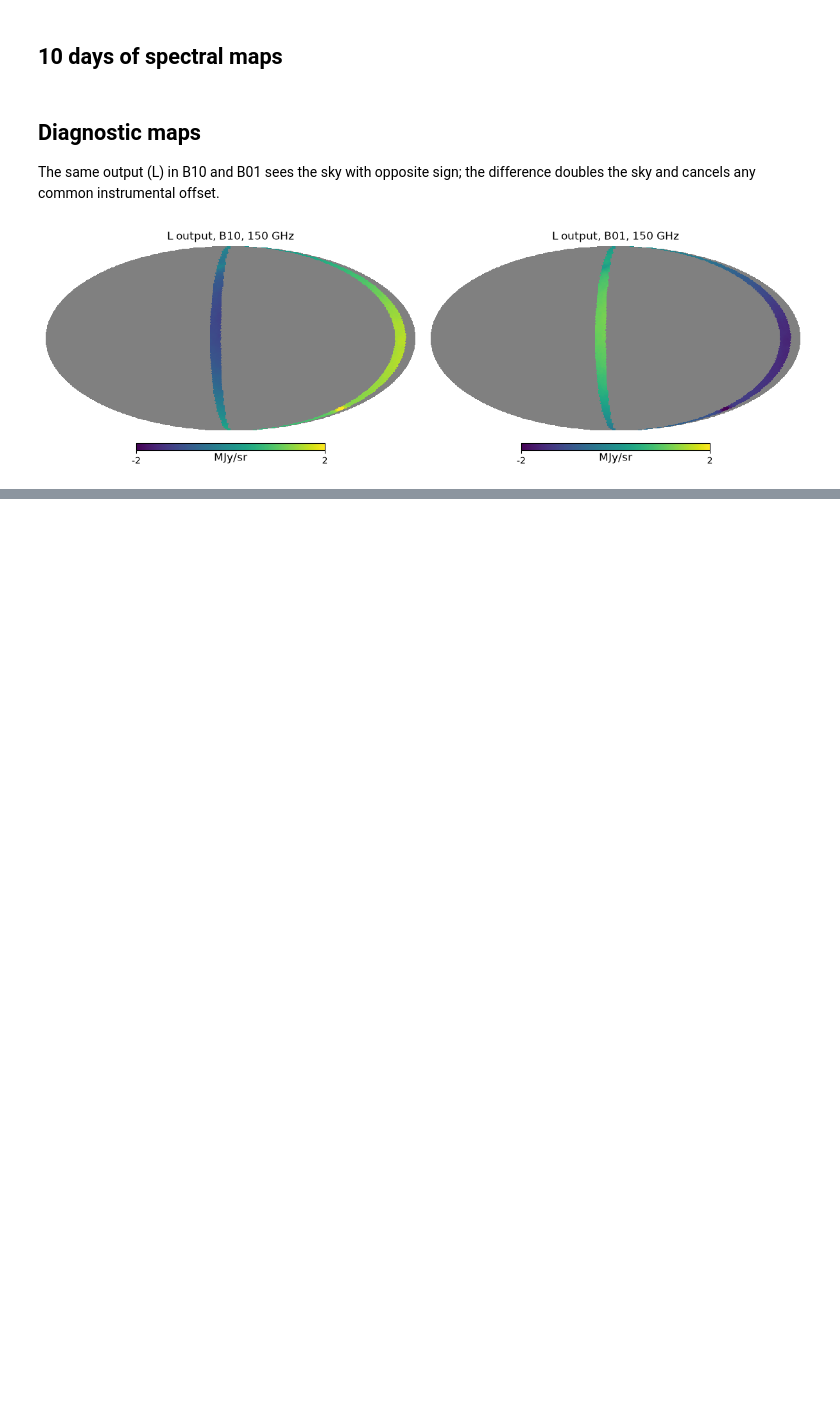
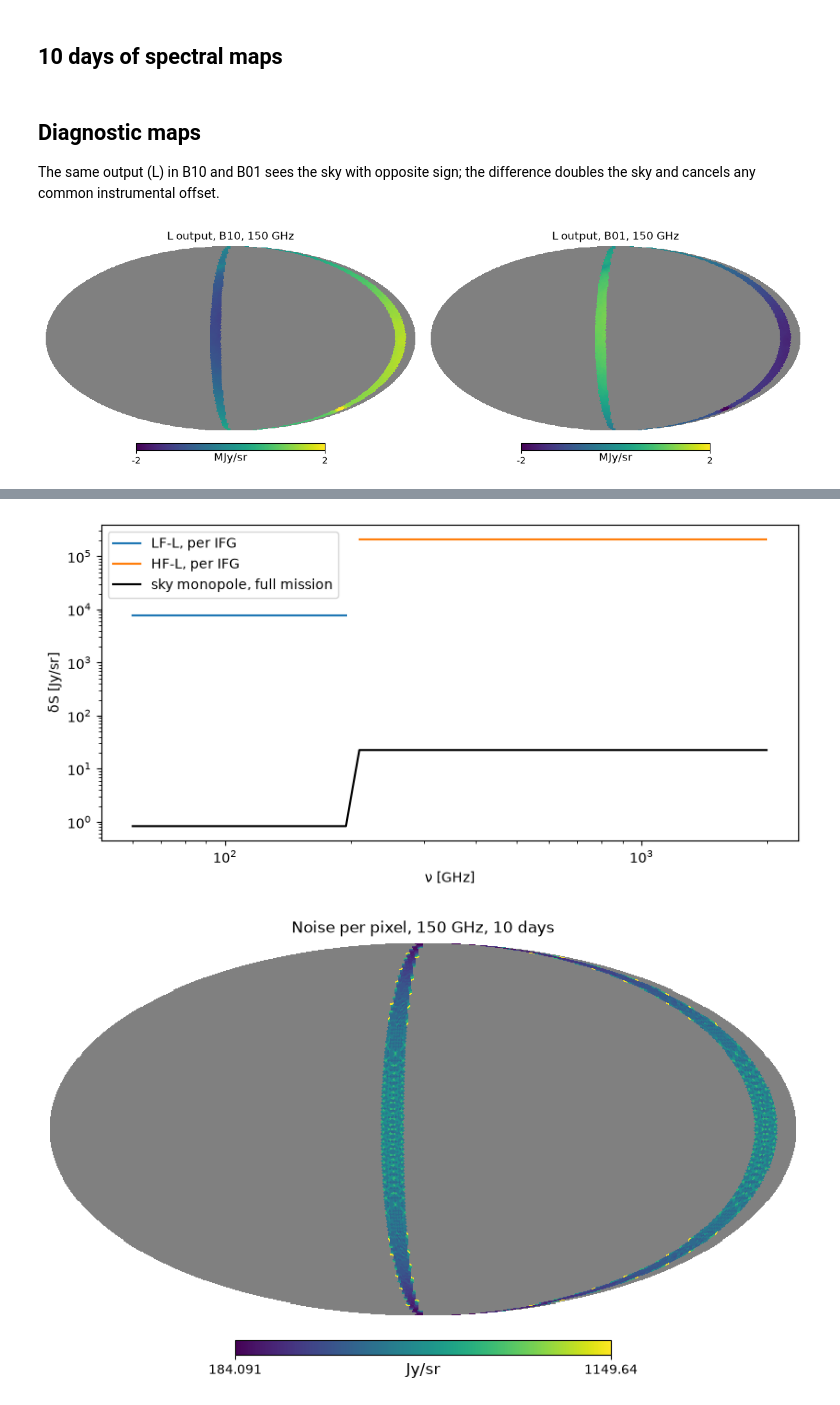
Before and after one commit to paganol/fossil_sim, a Jupyter notebook: notebooks/fossil_sim_spectral_maps.ipynb, the cells around one changed output, grey strips where cells are left out. Cells and saved outputs as stored; diff of their text form; code cells hidden in the pictures; blank space fills up the shorter version.

Commit message:
Show the white noise in the spectral-maps notebook
Co-Authored-By: Claude Opus 5.5 <noreply@anthropic.com>

```diff
--- a/notebooks/fossil_sim_spectral_maps.ipynb
+++ b/notebooks/fossil_sim_spectral_maps.ipynb
@@ -155,14 +124,10 @@ i150 = np.argmin(np.abs(maps.freq_ghz - 150))
 f = maps.freq_ghz[i150]
 dbdt = (blackbody_mjy_sr(f, t_k + 1e-4) - blackbody_mjy_sr(f, t_k - 1e-4)) / 2e-4
 delta_t_mk = np.full(sky_map.shape[1], hp.UNSEEN)
-delta_t_mk[seen] = (
-    1e3 * (sky_map[i150, seen] - isotropic_background_mjy_sr(f, sky)) / dbdt
-)
+delta_t_mk[seen] = 1e3 * (sky_map[i150, seen] - isotropic_background_mjy_sr(f, sky)) / dbdt
 hp.mollview(delta_t_mk, title=f"ΔT at {f:.0f} GHz, 10 days", unit="mK")
 # Fit the dipole away from the Galactic plane (|b| > 30°)
-gal_vectors = hp.Rotator(coord=["E", "G"])(
-    np.array(hp.pix2vec(64, np.arange(hp.nside2npix(64))))
-)
+gal_vectors = hp.Rotator(coord=["E", "G"])(np.array(hp.pix2vec(64, np.arange(hp.nside2npix(64)))))
 high_latitude = np.abs(gal_vectors[2]) > np.sin(np.deg2rad(30))
 _, dipole = hp.fit_dipole(np.where(seen & high_latitude, delta_t_mk, hp.UNSEEN))
 print(f"Fitted dipole (|b| > 30°): {np.linalg.norm(dipole):.4f} mK")
@@ -188,0 +153,20 @@ for k, mode in enumerate(("B10", "B01")):
+# %%
+from fossil_sim.instrument import detector_units
+from fossil_sim.noise import noise_sigma_mjy_sr
+
+valid_science = config.simulation.duration_days * 86400 / config.timeline.ifg_duration_s * (69 / 87)
+sigma_ifg = np.sqrt(maps.noise_variance_per_ifg)
+fig, ax = plt.subplots(figsize=(8, 4))
+for du in detector_units(config.instrument)[:2]:
+    band = du.band_mask(maps.freq_ghz)
+    ax.plot(maps.freq_ghz[band], np.full(band.sum(), 1e6 * noise_sigma_mjy_sr(config, du)), label=f"{du.name}, per IFG")
+ax.plot(maps.freq_ghz, 1e6 * sigma_ifg / np.sqrt(valid_science), "k", label="sky monopole, full mission")
+ax.set(xscale="log", yscale="log", xlabel="ν [GHz]", ylabel="δS [Jy/sr]")
+ax.legend()
+fig.tight_layout()
+noise_jy_sr = np.full(seen.size, hp.UNSEEN)
+noise_jy_sr[seen] = 1e6 * np.sqrt(maps.sky_variance_map(64)[i150, seen])
+hp.mollview(noise_jy_sr, title=f"Noise per pixel, {f:.0f} GHz, 10 days", unit="Jy/sr")
+# %% [output]
+[figure, added]
+[figure, added]
```
Also changed, not shown: parts of 6 cells of this notebook, 3 other files.
